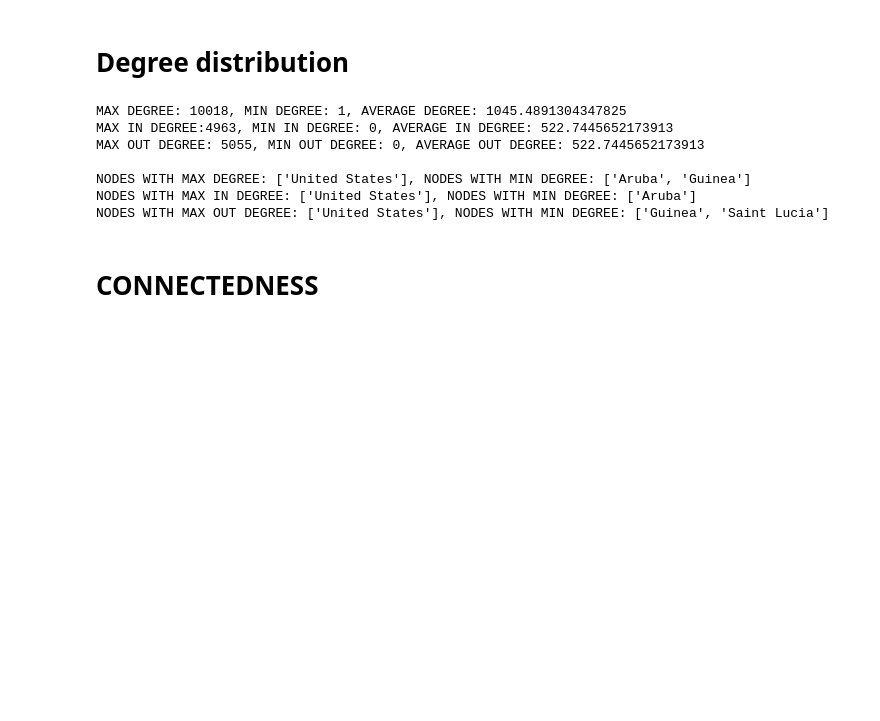
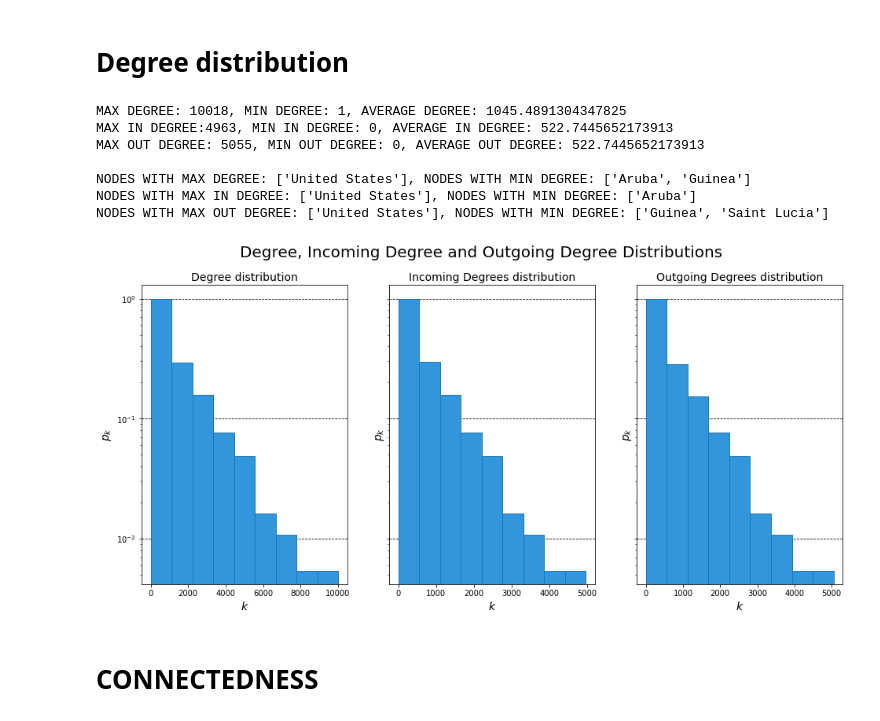
Before and after one commit to kdd-lab/2020_Ricciarelli, a Jupyter notebook: code/notebook/weighted_network_analysis.ipynb, the cells around one changed output. Cells and saved outputs as stored; diff of their text form; code cells hidden in the pictures; blank space fills up the shorter version.

```diff
--- a/code/notebook/weighted_network_analysis.ipynb
+++ b/code/notebook/weighted_network_analysis.ipynb
@@ -100,52 +123,58 @@ print('MAX DEGREE: {}, MIN DEGREE: {}, AVERAGE DEGREE: {}\n'
               min(in_degree), np.mean(in_degree), max(out_degree),
               min(out_degree), np.mean(out_degree)))
 
+fig, axs = plt.subplots(nrows=1, ncols=3, sharey=True, figsize=(16, 7))
+fig.suptitle('Degree, Incoming Degree and Outgoing Degree Distributions',
+             fontsize=20)
+
 for i, d in enumerate([degree, in_degree, out_degree]):
-    title, file_name, d_type = None, None, None
+    title, d_type = None, None
     max_d, min_d = max(d), min(d)
     max_nodes, min_nodes = list(), list()
 
     if i == 0:
-        title, file_name = 'Degree distribution', './images/degree_hist.pdf'
+        title = 'Degree distribution'
         d_type = 'DEGREE'
         max_nodes = [d['state'] for n, d in weighted_network.nodes(data=True)
                      if weighted_network.degree(n) == max_d]
         min_nodes = [d['state'] for n, d in weighted_network.nodes(data=True)
                      if weighted_network.degree(n) == min_d]
     elif i == 1:
-        title, file_name = \
-            'Incoming Degrees distribution', './images/indegree_hist.pdf'
+        title = 'Incoming Degrees distribution'
         d_type = 'IN DEGREE'
         max_nodes = [d['state'] for n, d in weighted_network.nodes(data=True)
                      if weighted_network.in_degree(n) == max_d]
         min_nodes = [d['state'] for n, d in weighted_network.nodes(data=True)
                      if weighted_network.in_degree(n) == min_d]
     else:
-        title, file_name = \
-            'Outgoing Degrees distribution', './images/outdegree_hist.pdf'
+        title = 'Outgoing Degrees distribution'
         d_type = 'OUT DEGREE'
         max_nodes = [d['state'] for n, d in weighted_network.nodes(data=True)
                      if weighted_network.out_degree(n) == max_d]
         min_nodes = [d['state'] for n, d in weighted_network.nodes(data=True)
                      if weighted_network.out_degree(n) == min_d]
 
     print('NODES WITH MAX {}: {}, NODES WITH MIN DEGREE: {}'
           .format(d_type, max_nodes, min_nodes))
 
-    plt.hist(d, bins='sturges', density='True', cumulative=-1, log=True)
-    plt.title(title)
-    plt.xlabel(r'$k$')
-    plt.ylabel(r'$p_k$')
-    plt.savefig(file_name, format='pdf', bbox_inches='tight')
-    plt.close()
+    axs[i].hist(d, bins='sturges', density='True', cumulative=-1, log=True,
+               zorder=2, color='#3296dc', edgecolor='#1f77b4')
+    axs[i].set_title(title, fontsize=14)
+    axs[i].set_xlabel(r'$k$', fontsize=14)
+    axs[i].set_ylabel(r'$p_k$', fontsize=14)
+    axs[i].grid(axis='y', linestyle='--', color='black', zorder=1)
+
+fig.savefig('./images/degrees_distributions.pdf', format='pdf',
+            bbox_inches='tight')
 # %% [output]
 MAX DEGREE: 10018, MIN DEGREE: 1, AVERAGE DEGREE: 1045.4891304347825
 MAX IN DEGREE:4963, MIN IN DEGREE: 0, AVERAGE IN DEGREE: 522.7445652173913
 MAX OUT DEGREE: 5055, MIN OUT DEGREE: 0, AVERAGE OUT DEGREE: 522.7445652173913
 
 NODES WITH MAX DEGREE: ['United States'], NODES WITH MIN DEGREE: ['Aruba', 'Guinea']
 NODES WITH MAX IN DEGREE: ['United States'], NODES WITH MIN DEGREE: ['Aruba']
 NODES WITH MAX OUT DEGREE: ['United States'], NODES WITH MIN DEGREE: ['Guinea', 'Saint Lucia']
+[figure, added]
 # %% [markdown]
 # CONNECTEDNESS
 # %%
```
Also changed, not shown: parts of 12 cells of this notebook, 8 other files.
